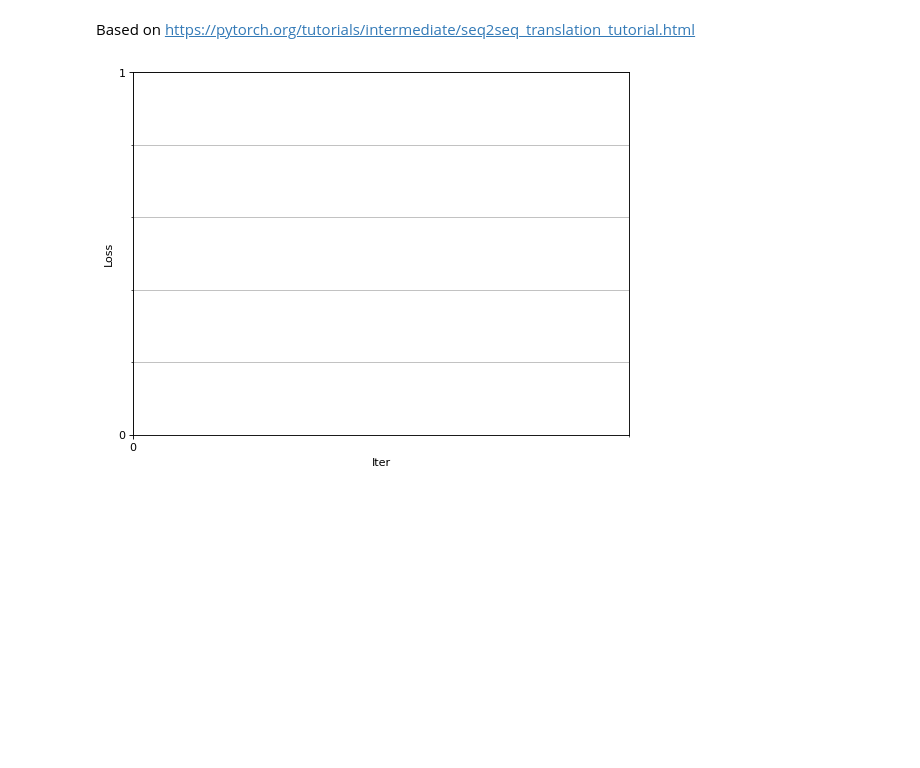
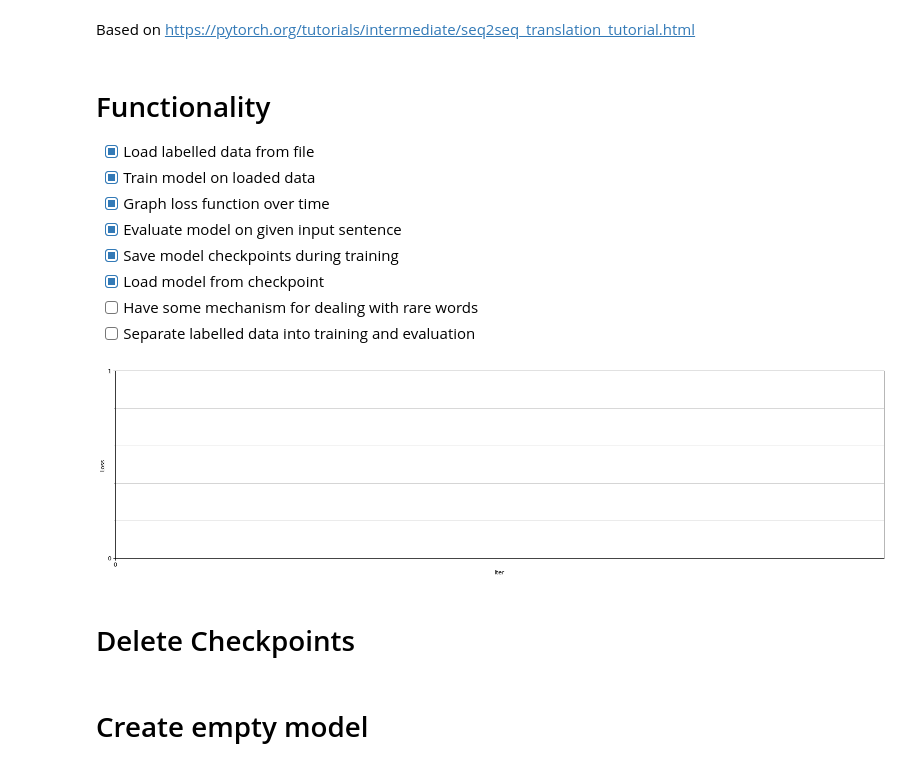
Before and after one commit to Group-Charlie-2022/Empathizer, a Jupyter notebook: train.ipynb, the cells around one changed output. Saved outputs shown, nothing was run; the diff lists cells and outputs as text; code cells hidden in the pictures; blank space fills up the shorter version.

```diff
--- a/train.ipynb
+++ b/train.ipynb
@@ -1,5 +1,15 @@
 # %% [markdown]
 Based on https://pytorch.org/tutorials/intermediate/seq2seq_translation_tutorial.html
+# %% [markdown]
+# Functionality
+- [x] Load labelled data from file
+- [x] Train model on loaded data
+- [x] Graph loss function over time
+- [x] Evaluate model on given input sentence
+- [x] Save model checkpoints during training
+- [x] Load model from checkpoint
+- [ ] Have some mechanism for dealing with rare words
+- [ ] Separate labelled data into training and evaluation
 # %%
 import re
 import os
@@ -34,32 +43,32 @@ teacher_forcing_ratio = 0.5
 # %%
 def format_time(seconds):
     if seconds < 60:
         return f"{seconds:.2f}s"
     elif seconds < 3600:
         return f"{(seconds/60):.2f}min"
     else:
         return f"{(seconds/3600):.2f}hr"
 
-fig, ax = plt.subplots(figsize=(8, 6), dpi=80)
+fig, ax = plt.subplots(figsize=(24, 6), dpi=80)
 ax.set_xlabel("Iter")
 ax.set_ylabel("Loss")
-ax.xaxis.set_major_locator(ticker.MultipleLocator(base=10.0))
-ax.xaxis.set_minor_locator(ticker.MultipleLocator(base=1.0))
+ax.xaxis.set_major_locator(ticker.MultipleLocator(base=100.0))
+ax.xaxis.set_minor_locator(ticker.MultipleLocator(base=10.0))
 ax.yaxis.set_major_locator(ticker.MultipleLocator(base=1.0))
 ax.yaxis.set_minor_locator(ticker.MultipleLocator(base=0.2))
 ax.grid(which="major", color="#888888")
 ax.grid(which="minor", color="#bbbbbb")
 fig.patch.set_facecolor("white")
 
 def show_plot(iters, losses):
     for l in ax.lines:
         l.remove()
     ax.plot(iters, losses, c="blue")
     ax.autoscale()
     ax.set_ylim(0, None)
     display.update_display(fig, display_id="loss")
 # %% [output]
-[figure, old version]
+[figure, new version]
 # %%
 class Style:
     def __init__(self, name):
@@ -301,6 +310,8 @@ def evaluate(encoder, decoder, sentence, input_style, output_style, max_length=m
             decoder_input = topi.squeeze().detach()
 
         return decoded_words, decoder_attentions[:di + 1]
+# %% [markdown]
+# Delete Checkpoints
 # %%
 # WARNING: DELETES ALL CHECKPOINTS
 if not os.path.isdir(models_dir):
@@ -308,6 +319,8 @@ if not os.path.isdir(models_dir):
 
 for f in os.listdir(models_dir):
     os.unlink(os.path.join(models_dir, f))
+# %% [markdown]
+# Create empty model
 # %%
 hidden_size = max(256, max(len(formal.words), len(casual.words)) + 1)
 print(f"Creating new models with hidden size: {hidden_size}...")
```
Also changed, not shown: parts of 9 cells of this notebook.
